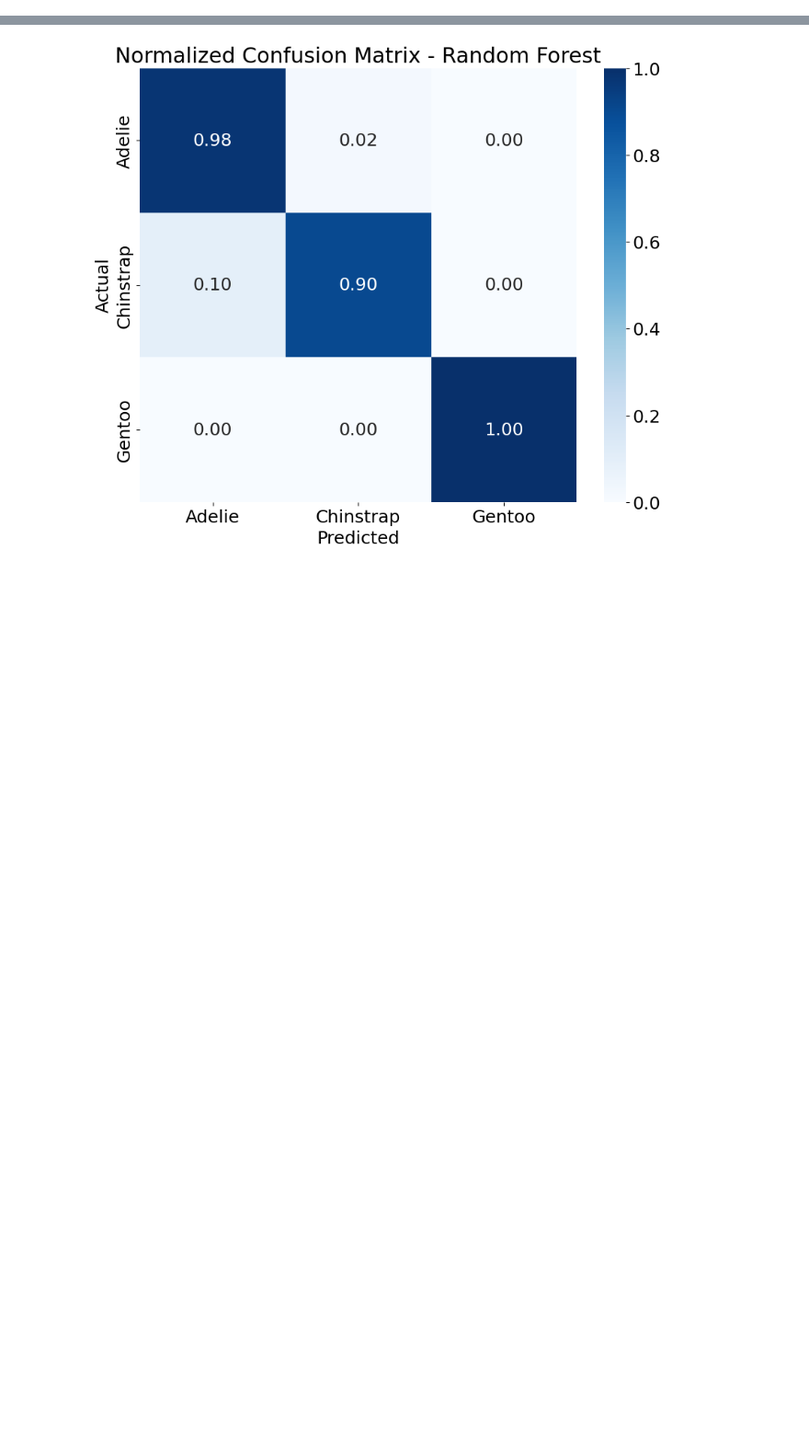
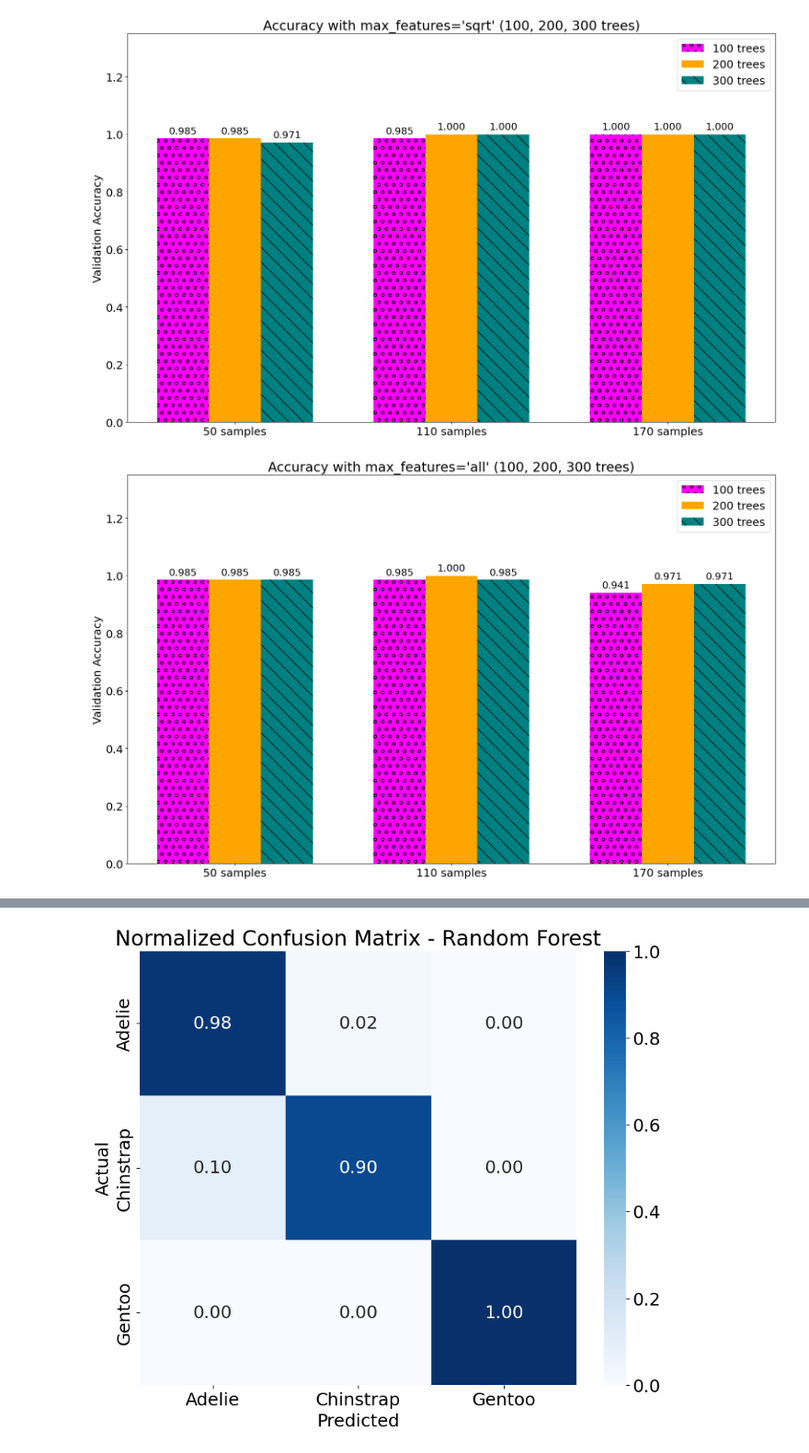
Before and after one commit to HaiYen3012/IT3190_ML_Project, a Jupyter notebook: code/Random_Forest.ipynb, the cells around one changed output, grey strips where cells are left out. Shown at 92% size. Saved outputs shown, nothing was run; the diff lists cells and outputs as text; code cells hidden in the pictures; blank space fills up the shorter version.

```diff
--- a/code/Random_Forest.ipynb
+++ b/code/Random_Forest.ipynb
@@ -88,0 +113,9 @@ plt.show()
+# %%
+# Vẽ 3: sqrt (100, 200, 300)
+plot_rf_accuracy([100, 200, 300], 'sqrt', "Accuracy with max_features='sqrt' (100, 200, 300 trees)", 'rf_sqrt_large_trees')
+
+# Vẽ 4: none (100, 200, 300)
+plot_rf_accuracy([100, 200, 300], 'none', "Accuracy with max_features='all' (100, 200, 300 trees)", 'rf_all_features_large_trees')
+# %% [output]
+[figure, added]
+[figure, added]
```
Also changed, not shown: parts of 6 cells of this notebook, 14 other files.
